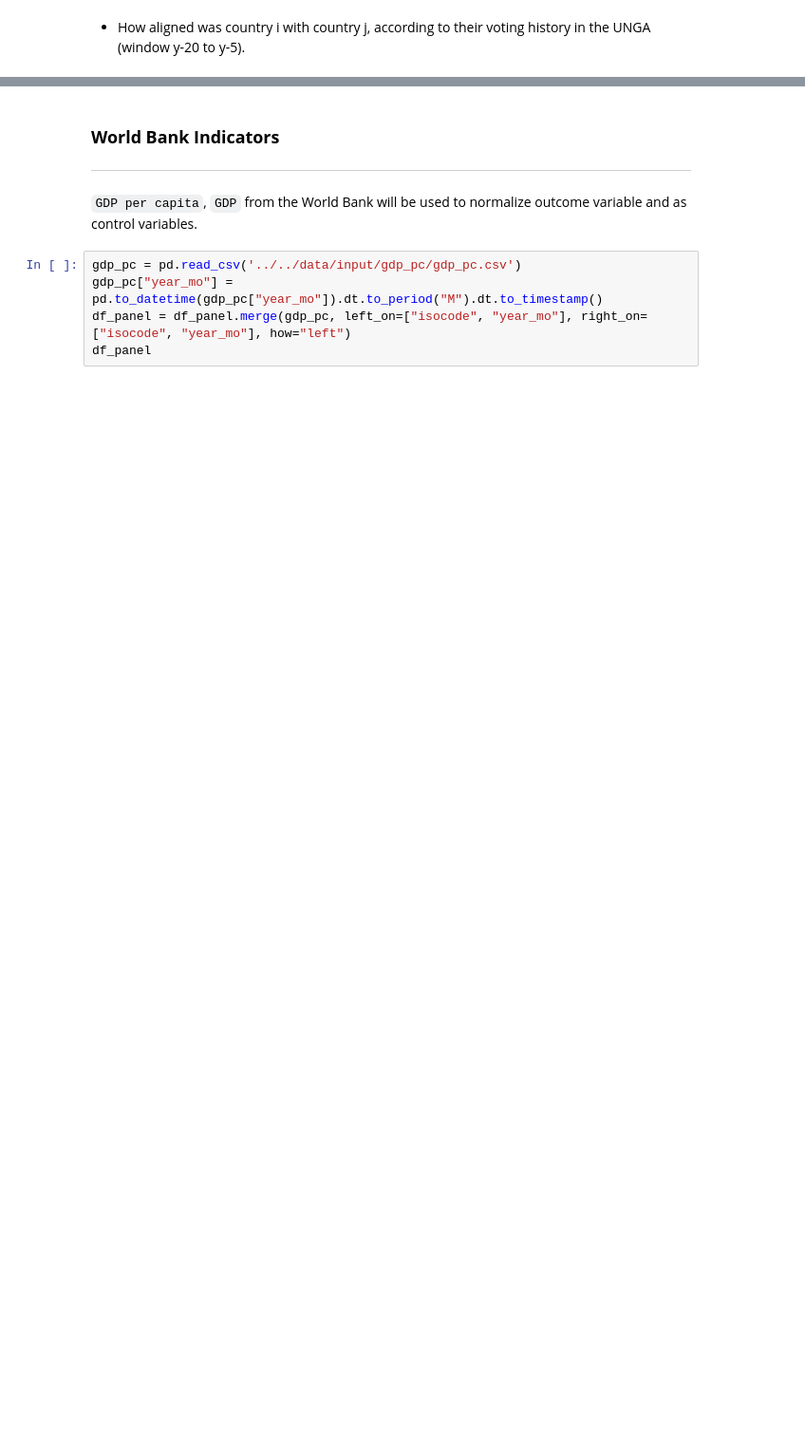
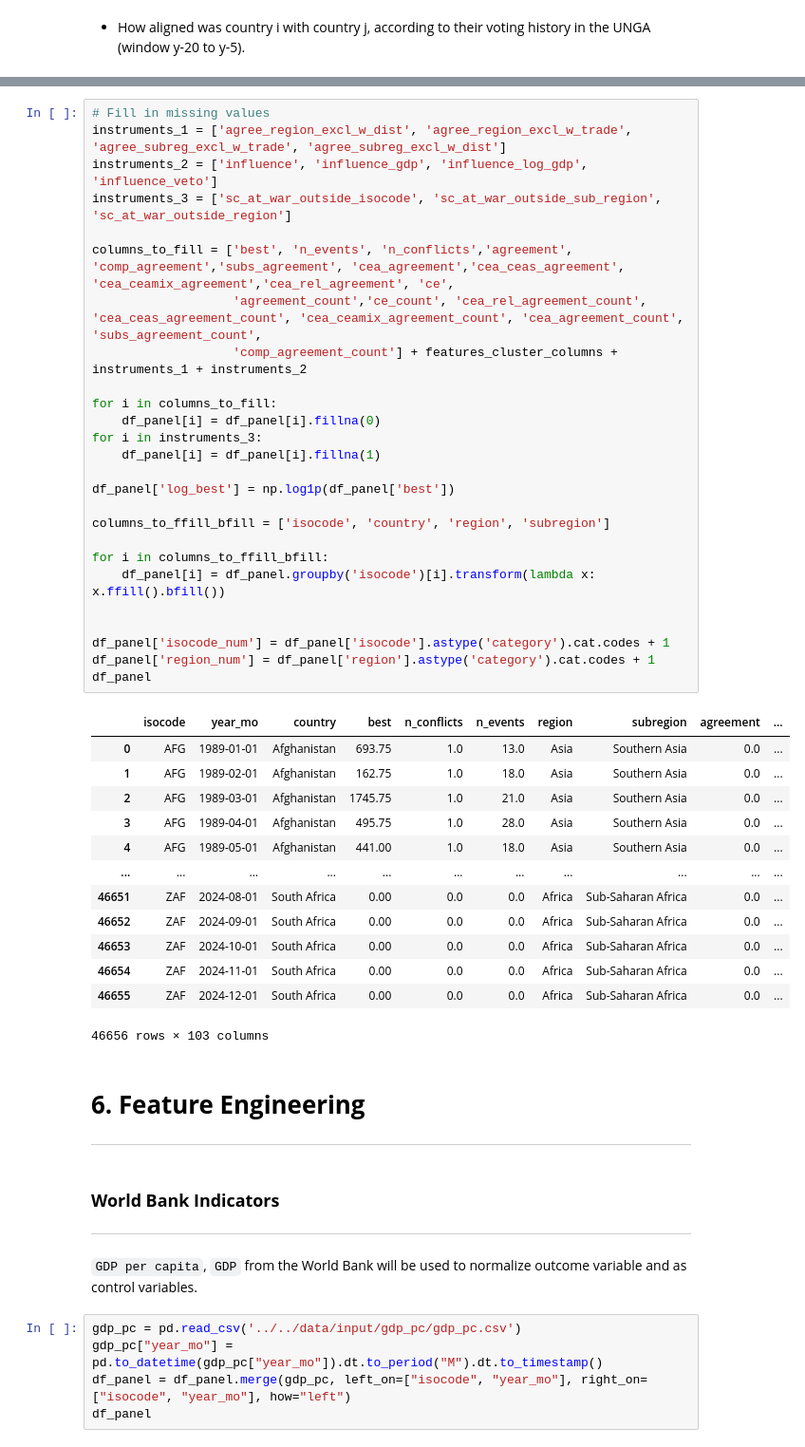
Before and after one commit to luciasauer/agreements_violence, a Jupyter notebook: src/1_data_generation/country_panel.ipynb, the cells around one changed output, grey strips where cells are left out. Shown at 95% size. Cells and saved outputs as stored; diff of their text form; blank space fills up the shorter version.

```diff
--- a/src/1_data_generation/country_panel.ipynb
+++ b/src/1_data_generation/country_panel.ipynb
@@ -779,3 +1033,46 @@ df_panel
+# %%
+# Fill in missing values
+instruments_1 = ['agree_region_excl_w_dist', 'agree_region_excl_w_trade', 'agree_subreg_excl_w_trade', 'agree_subreg_excl_w_dist']
+instruments_2 = ['influence', 'influence_gdp', 'influence_log_gdp', 'influence_veto']
+instruments_3 = ['sc_at_war_outside_isocode', 'sc_at_war_outside_sub_region', 'sc_at_war_outside_region']
+
+columns_to_fill = ['best', 'n_events', 'n_conflicts','agreement', 'comp_agreement','subs_agreement', 'cea_agreement','cea_ceas_agreement', 'cea_ceamix_agreement','cea_rel_agreement', 'ce',
+                   'agreement_count','ce_count', 'cea_rel_agreement_count', 'cea_ceas_agreement_count', 'cea_ceamix_agreement_count', 'cea_agreement_count', 'subs_agreement_count',
+                   'comp_agreement_count'] + features_cluster_columns + instruments_1 + instruments_2
+
+for i in columns_to_fill:
+    df_panel[i] = df_panel[i].fillna(0)
+for i in instruments_3:
+    df_panel[i] = df_panel[i].fillna(1)
+
+df_panel['log_best'] = np.log1p(df_panel['best'])
+
+columns_to_ffill_bfill = ['isocode', 'country', 'region', 'subregion']
+
+for i in columns_to_ffill_bfill:
+    df_panel[i] = df_panel.groupby('isocode')[i].transform(lambda x: x.ffill().bfill())
+
+
+df_panel['isocode_num'] = df_panel['isocode'].astype('category').cat.codes + 1
+df_panel['region_num'] = df_panel['region'].astype('category').cat.codes + 1
+df_panel
+# %% [output]
+|  | isocode | year_mo | country | best | n_conflicts | n_events | region | subregion | agreement | ... |
+| 0 | AFG | 1989-01-01 | Afghanistan | 693.75 | 1.0 | 13.0 | Asia | Southern Asia | 0.0 | ... |
+| 1 | AFG | 1989-02-01 | Afghanistan | 162.75 | 1.0 | 18.0 | Asia | Southern Asia | 0.0 | ... |
+| 2 | AFG | 1989-03-01 | Afghanistan | 1745.75 | 1.0 | 21.0 | Asia | Southern Asia | 0.0 | ... |
+| 3 | AFG | 1989-04-01 | Afghanistan | 495.75 | 1.0 | 28.0 | Asia | Southern Asia | 0.0 | ... |
+| 4 | AFG | 1989-05-01 | Afghanistan | 441.00 | 1.0 | 18.0 | Asia | Southern Asia | 0.0 | ... |
+| ... | ... | ... | ... | ... | ... | ... | ... | ... | ... | ... |
+| 46651 | ZAF | 2024-08-01 | South Africa | 0.00 | 0.0 | 0.0 | Africa | Sub-Saharan Africa | 0.0 | ... |
+| 46652 | ZAF | 2024-09-01 | South Africa | 0.00 | 0.0 | 0.0 | Africa | Sub-Saharan Africa | 0.0 | ... |
+| 46653 | ZAF | 2024-10-01 | South Africa | 0.00 | 0.0 | 0.0 | Africa | Sub-Saharan Africa | 0.0 | ... |
+| 46654 | ZAF | 2024-11-01 | South Africa | 0.00 | 0.0 | 0.0 | Africa | Sub-Saharan Africa | 0.0 | ... |
+| 46655 | ZAF | 2024-12-01 | South Africa | 0.00 | 0.0 | 0.0 | Africa | Sub-Saharan Africa | 0.0 | ... |
+46656 rows × 103 columns
+# %% [markdown]
+# **6. Feature Engineering**
+---
 # %% [markdown]
 ### **World Bank Indicators**
 ---
```
Also changed, not shown: parts of 43 cells of this notebook.
